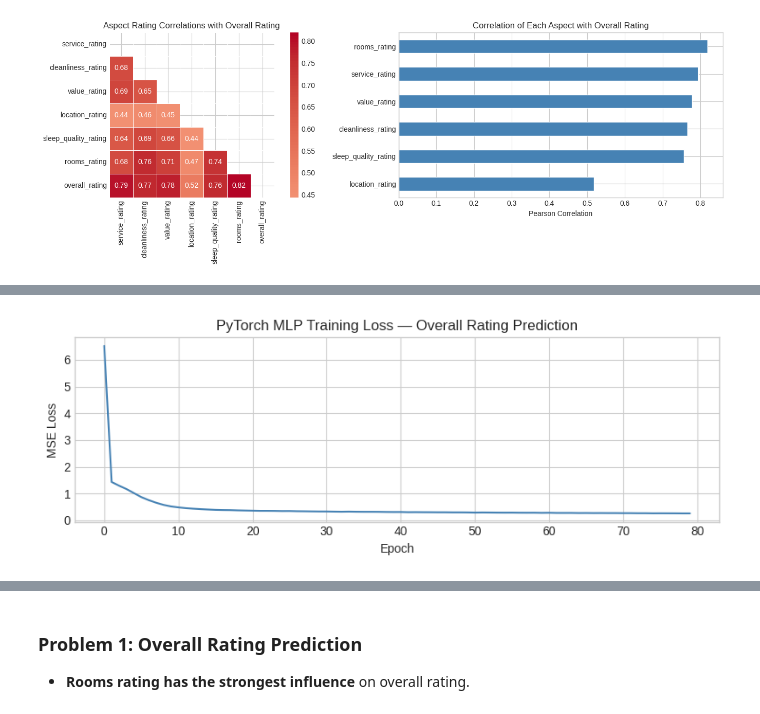
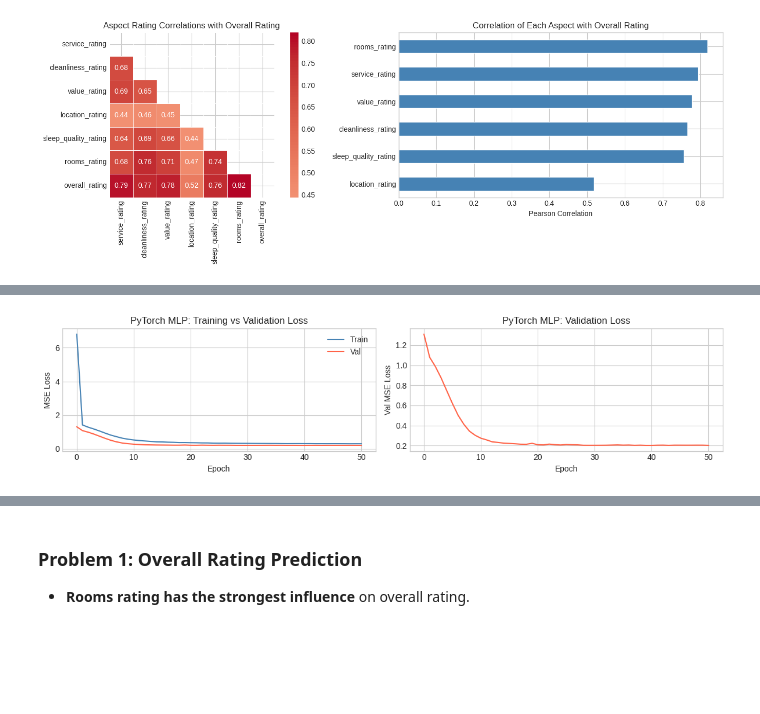
Before and after one commit to nadiavictoria/IS512-Hotel-Analytics, a Jupyter notebook: notebooks/05_predictive_modeling.ipynb, the cells around one changed output, grey strips where cells are left out. Cells and saved outputs as stored; diff of their text form; code cells hidden in the pictures; blank space fills up the shorter version.

```diff
--- a/notebooks/05_predictive_modeling.ipynb
+++ b/notebooks/05_predictive_modeling.ipynb
@@ -12,18 +12,21 @@ from sklearn.linear_model import LinearRegression, Ridge, LogisticRegression
 from sklearn.ensemble import RandomForestRegressor, RandomForestClassifier, GradientBoostingRegressor, GradientBoostingClassifier
 from sklearn.metrics import (
     mean_squared_error, mean_absolute_error, r2_score,
-    accuracy_score, f1_score, roc_auc_score, classification_report
+    accuracy_score, f1_score, roc_auc_score, classification_report,
+    roc_curve, confusion_matrix
 )
+from xgboost import XGBRegressor, XGBClassifier
 import torch
 import torch.nn as nn
 import torch.optim as optim
 from torch.utils.data import DataLoader, TensorDataset
 import warnings
+from pathlib import Path
 warnings.filterwarnings('ignore')
 
 plt.style.use('seaborn-v0_8-whitegrid')
 RANDOM_STATE = 42
-DB_PATH = '../data/reviews_analysis.db'
+DB_PATH = Path('../data/reviews_analysis.db')
 
 print(f'PyTorch version: {torch.__version__}')
 print(f'Device: {"CUDA" if torch.cuda.is_available() else "CPU"}')
@@ -145,7 +150,13 @@ gb_reg = GradientBoostingRegressor(n_estimators=200, learning_rate=0.05,
 gb_reg.fit(X_train, y_train)
 results_1a.append(eval_reg(y_test, gb_reg.predict(X_test), 'Gradient Boosting'))
 
-print('Sklearn models trained.')
+# XGBoost
+xgb_reg = XGBRegressor(n_estimators=200, learning_rate=0.05, max_depth=4,
+                        random_state=RANDOM_STATE, verbosity=0, n_jobs=-1)
+xgb_reg.fit(X_train, y_train)
+results_1a.append(eval_reg(y_test, xgb_reg.predict(X_test), 'XGBoost'))
+
+print('Sklearn models trained:')
 for r in results_1a:
     print(f"  {r['Model']:<22} MAE={r['MAE']:.4f}  RMSE={r['RMSE']:.4f}  R2={r['R2']:.4f}")
 # %% [output]
@@ -173,25 +185,34 @@ class RatingMLP(nn.Module):
     def forward(self, x):
         return self.net(x)
 
-
 DEVICE = torch.device('cuda' if torch.cuda.is_available() else 'cpu')
 
-X_tr_t = torch.FloatTensor(X_train_s).to(DEVICE)
-y_tr_t = torch.FloatTensor(y_train).unsqueeze(1).to(DEVICE)
-X_te_t = torch.FloatTensor(X_test_s).to(DEVICE)
+# Tensors for train, validate, test
+X_tr_t  = torch.FloatTensor(X_train_s).to(DEVICE)
+y_tr_t  = torch.FloatTensor(y_train).unsqueeze(1).to(DEVICE)
+X_val_t = torch.FloatTensor(X_val_s).to(DEVICE)
+y_val_t = torch.FloatTensor(y_val).unsqueeze(1).to(DEVICE)
+X_te_t  = torch.FloatTensor(X_test_s).to(DEVICE)
 
-train_ds = TensorDataset(X_tr_t, y_tr_t)
-train_dl = DataLoader(train_ds, batch_size=512, shuffle=True)
+train_dl = DataLoader(TensorDataset(X_tr_t, y_tr_t), batch_size=512, shuffle=True)
+val_dl   = DataLoader(TensorDataset(X_val_t, y_val_t), batch_size=512)
 
-model_1a = RatingMLP(X_train_s.shape[1]).to(DEVICE)
-optimizer_1a = optim.Adam(model_1a.parameters(), lr=1e-3, weight_decay=1e-4)
+model_1a      = RatingMLP(X_train_s.shape[1]).to(DEVICE)
+optimizer_1a  = optim.Adam(model_1a.parameters(), lr=1e-3, weight_decay=1e-4)
 criterion_reg = nn.MSELoss()
-scheduler_1a = optim.lr_scheduler.ReduceLROnPlateau(optimizer_1a, patience=5, factor=0.5)
+scheduler_1a  = optim.lr_scheduler.ReduceLROnPlateau(
+    optimizer_1a, mode='min', factor=0.5, patience=5
+)
 
-train_losses_1a = []
+train_losses_1a  = []
+val_losses_1a    = []
+best_val_loss_1a = float('inf')
+best_state_1a    = None
+patience, patience_counter = 10, 0
 N_EPOCHS = 80
 
 for epoch in range(N_EPOCHS):
+    # Training phase
     model_1a.train()
     epoch_loss = 0.0
     for bx, by in train_dl:
@@ -200,23 +221,55 @@ for epoch in range(N_EPOCHS):
         loss.backward()
         optimizer_1a.step()
         epoch_loss += loss.item()
-    avg = epoch_loss / len(train_dl)
-    train_losses_1a.append(avg)
-    scheduler_1a.step(avg)
+    avg_train = epoch_loss / len(train_dl)
+    train_losses_1a.append(avg_train)
 
+    # Validation phase
+    model_1a.eval()
+    val_loss = 0.0
+    with torch.no_grad():
+        for bx, by in val_dl:
+            val_loss += criterion_reg(model_1a(bx), by).item()
+    avg_val = val_loss / len(val_dl)
+    val_losses_1a.append(avg_val)
+
+    # LR scheduler step (halves LR if val loss stalls for 5 epochs)
+    scheduler_1a.step(avg_val)
+
+    # Early stopping
+    if avg_val < best_val_loss_1a:
+        best_val_loss_1a = avg_val
+        best_state_1a = {k: v.clone() for k, v in model_1a.state_dict().items()}
+        patience_counter = 0
+    else:
+        patience_counter += 1
+        if patience_counter >= patience:
+            print(f'Early stopping at epoch {epoch + 1}')
+            break
+
+# Restore best weights and evaluate on test set
+model_1a.load_state_dict(best_state_1a)
 model_1a.eval()
 with torch.no_grad():
     y_pred_mlp_1a = model_1a(X_te_t).cpu().numpy().flatten()
 
 results_1a.append(eval_reg(y_test, y_pred_mlp_1a, 'PyTorch MLP'))
 
-# Training loss plot
-plt.figure(figsize=(8, 3))
-plt.plot(train_losses_1a, color='steelblue')
-plt.xlabel('Epoch')
-plt.ylabel('MSE Loss')
-plt.title('PyTorch MLP Training Loss: Overall Rating Prediction')
+# Training and validation loss plots
+fig, axes = plt.subplots(1, 2, figsize=(12, 3))
+
+axes[0].plot(train_losses_1a, color='steelblue', label='Train')
+axes[0].plot(val_losses_1a,   color='tomato',    label='Val')
+axes[0].set_xlabel('Epoch'); axes[0].set_ylabel('MSE Loss')
+axes[0].set_title('PyTorch MLP: Training vs Validation Loss'); axes[0].legend()
+axes[1].plot(val_losses_1a, color='tomato')
+axes[1].set_xlabel('Epoch'); axes[1].set_ylabel('Val MSE Loss')
+axes[1].set_title('PyTorch MLP: Validation Loss')
+
 plt.tight_layout()
 plt.show()
-print(f'Final train loss: {train_losses_1a[-1]:.4f}')
+
+print(f'Trained for {len(val_losses_1a)} epochs')
+print(f'Final LR: {optimizer_1a.param_groups[0]["lr"]:.2e}')
+print(f'Best validation loss (MSE): {best_val_loss_1a:.4f}')
 # %% [output]
@@ -223 +277 @@ print(f'Final train loss: {train_losses_1a[-1]:.4f}')
-[figure, old version]
+[figure, new version]
```
Also changed, not shown: parts of 14 cells of this notebook, 1 other file.
